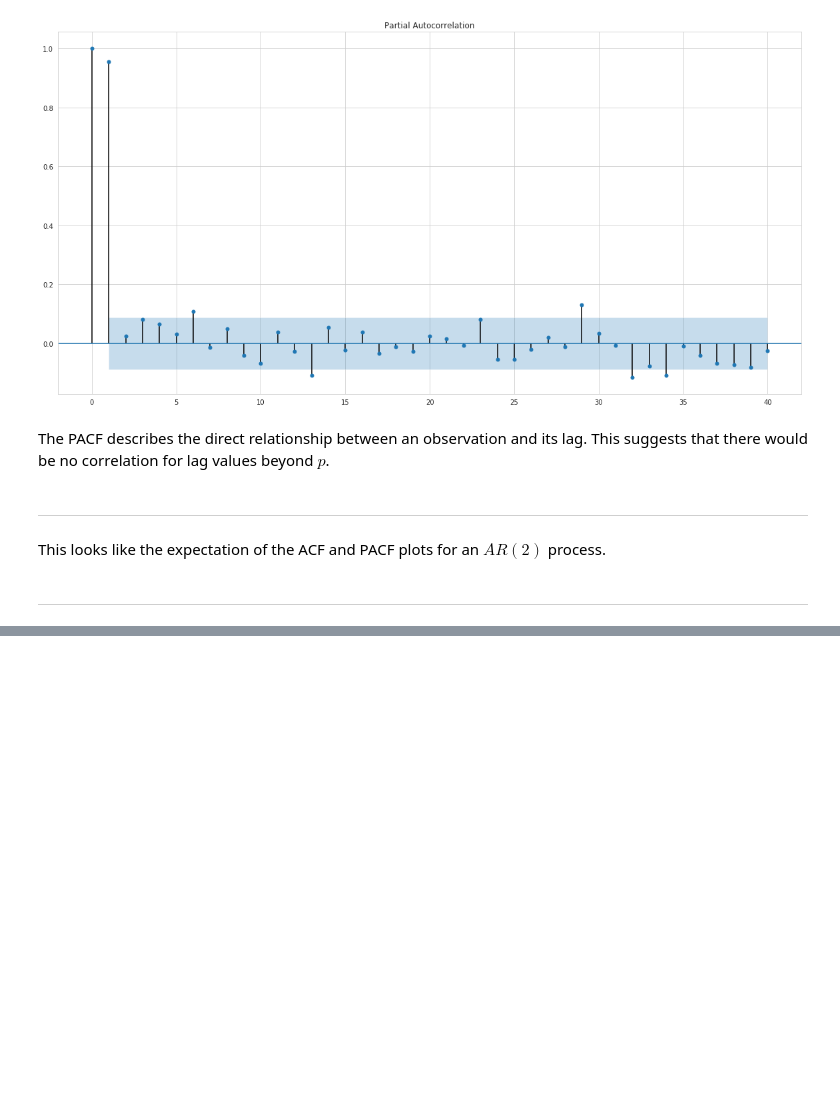
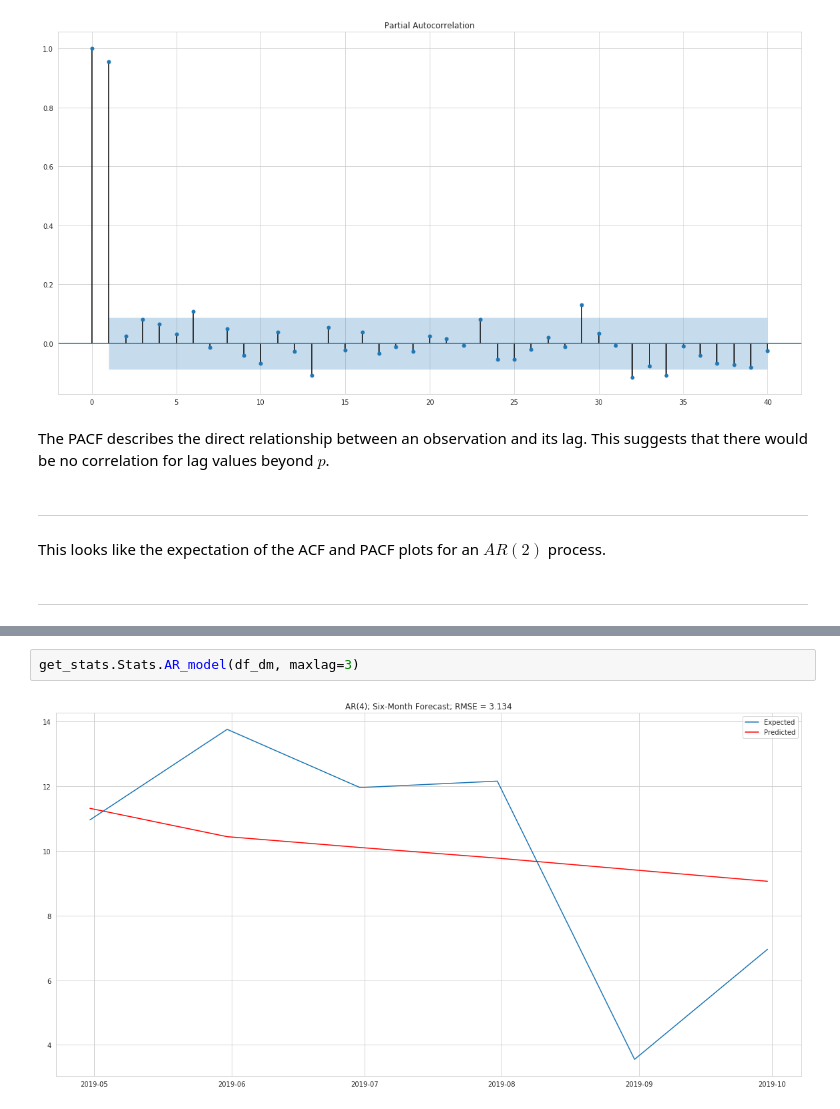
Before and after one commit to nt-ds/ckt-time-series-analysis, a Jupyter notebook: notebooks/Consumer Sentiment - Time Series Analysis.ipynb, the cells around one changed output, grey strips where cells are left out. Drawn from its saved outputs; the diff is of its cells as text; blank space fills up the shorter version.

```diff
--- a/notebooks/Consumer Sentiment - Time Series Analysis.ipynb
+++ b/notebooks/Consumer Sentiment - Time Series Analysis.ipynb
@@ -329,0 +343,4 @@ This looks like the expectation of the ACF and PACF plots for an $AR(2)$ process
+# %%
+get_stats.Stats.AR_model(df_dm, maxlag=3)
+# %% [output]
+[figure, added]
```
Also changed, not shown: parts of 29 cells of this notebook.
